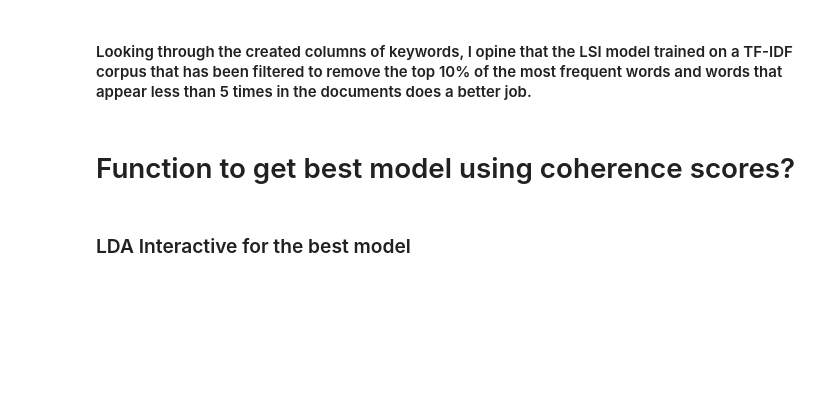
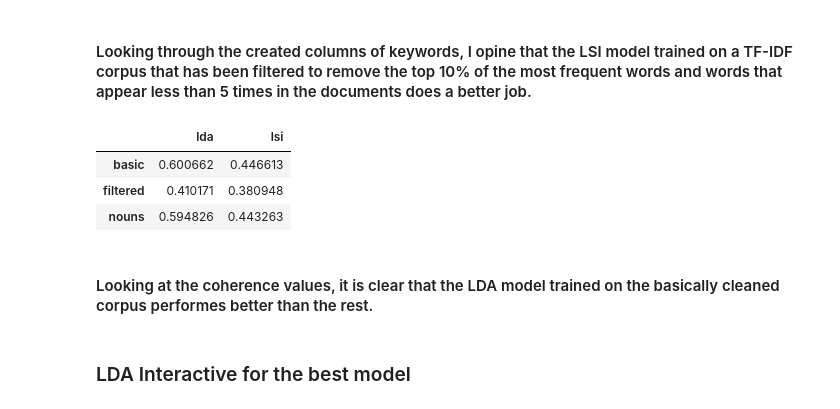
Before and after one commit to echemochek/BBC-News-Articles, a Jupyter notebook: notebook.ipynb, the cells around one changed output. Cells and saved outputs as stored; diff of their text form; code cells hidden in the pictures; blank space fills up the shorter version.

```diff
--- a/notebook.ipynb
+++ b/notebook.ipynb
@@ -52,3 +77,5 @@ def preprocess_text(text):
+# %%
+splitText = df['text'].apply(lambda x: x.split())
 # %% [markdown]
 #### Modeling
 # %%
@@ -107,7 +134,7 @@ def getCorpus(df=df, column="text", tfidfFormat="basic"):
 
     # TF-IDF with basic cleaning
     if tfidfFormat=="basic":
-        tokens = preprocess_text(df[column])
+        tokens = df[column].apply(lambda x: x.split())
         dictionary = Dictionary(tokens)
         dtm = [dictionary.doc2bow(doc) for doc in tokens]
         vectorizer = TfidfModel(dtm)
@@ -116,7 +143,7 @@ def getCorpus(df=df, column="text", tfidfFormat="basic"):
 
     # TF-IDF with term frequency filter cleaning
     elif tfidfFormat=="filtered":
-        tokens = preprocess_text(df[column])
+        tokens = df[column].apply(lambda x: x.split())
         dictionary = Dictionary(tokens)
         dictionary.filter_extremes(no_below=5, no_above=0.90)
         dtm = [dictionary.doc2bow(doc) for doc in tokens]
@@ -135,19 +162,23 @@ def getCorpus(df=df, column="text", tfidfFormat="basic"):
 # %%
 '''
 This function takes as input a dictionary, a corpus, the type of model (lda or lsi) and the number of topics.
-It builds a model using these parameters and return the model.
+It builds a model using these parameters and returns the model and its coherence score.
 '''
 
 def buildModel(dictionary, corpus, modelType:str, num_topics):
-    from gensim.models import LsiModel,LdaModel
+    from gensim.models import LsiModel,LdaModel,CoherenceModel
 
     if modelType=="lda":
         model = LdaModel(corpus=corpus, id2word=dictionary, num_topics=num_topics)
-        return model
+        coherenceModel = CoherenceModel(model=model, texts=splitText, dictionary=dictionary, coherence='c_v')
+        coherenceScore = coherenceModel.get_coherence()
+        return model, coherenceScore
 
     elif modelType=="lsi":
         model = LsiModel(corpus=corpus, id2word=dictionary, num_topics=num_topics)
-        return model
+        coherenceModel = CoherenceModel(model=model, texts=splitText, dictionary=dictionary, coherence='c_v')
+        coherenceScore = coherenceModel.get_coherence()
+        return model, coherenceScore
 # %%
 '''
 This function takes as input a corpus and a model (like the one returned by the buildModel function).
@@ -169,6 +200,9 @@ def getKeywords(model, corpus):
 In this step we create a list of formats (basic/filtered/nouns) and model types (lda/lsa) which we will use to build our models.
 We use getKeywords() function and add new columns to the initial dataframe with these keywords.
 '''
+# dictionaries to store models and their coherence scores
+models = {'lda': [], 'lsi': []}
+coherenceScores = {'lda': [], 'lsi': []}
 
 lstFormats = ['basic', 'filtered', 'nouns']
 modelTypes = ['lda', 'lsi']
@@ -179,7 +213,11 @@ for lstFormat in lstFormats:
 
     # iterate through the list of model types
     for modelType in modelTypes:
-        model = buildModel(dictionary=dictionary, corpus=corpus, modelType=modelType, num_topics =10)
+        model, coherence = buildModel(dictionary=dictionary, corpus=corpus, modelType=modelType, num_topics =10)
+
+        # save models and their coherence scores to the dictionaries
+        models[modelType].append(model)
+        coherenceScores[modelType].append(coherence)
 
         # get keywords from the given text
         kw = getKeywords(model, corpus)
@@ -193,4 +236,2 @@ df.head()
 # %% [markdown]
 #### Looking through the created columns of keywords, I opine that the LSI model trained on a TF-IDF corpus that has been filtered to remove the top 10% of the most frequent words and words that appear less than 5 times in the documents does a better job.
-# %% [markdown]
-# Function to get best model using coherence scores?
@@ -220,2 +238,20 @@ plt.show()
+# %%
+# function for highlighting best model using coherence score
+def highlight_cells(val):
+    color = 'yellow' if val == maxVal else ''
+    return 'background-color: {}'.format(color)
+
+coherenceScoresDF = pd.DataFrame.from_dict(coherenceScores)
+coherenceScoresDF.set_index([pd.Index(lstFormats)], inplace=True)
+
+maxVal = coherenceScoresDF.max().max()
+coherenceScoresDF.style.applymap(highlight_cells)
+# %% [output]
+|  | lda | lsi |
+| basic | 0.600662 | 0.446613 |
+| filtered | 0.410171 | 0.380948 |
+| nouns | 0.594826 | 0.443263 |
+# %% [markdown]
+#### Looking at the coherence values, it is clear that the LDA model trained on the basically cleaned corpus performes better than the rest.
 # %% [markdown]
 ### LDA Interactive for the best model
```
Also changed, not shown: parts of 11 cells of this notebook.
